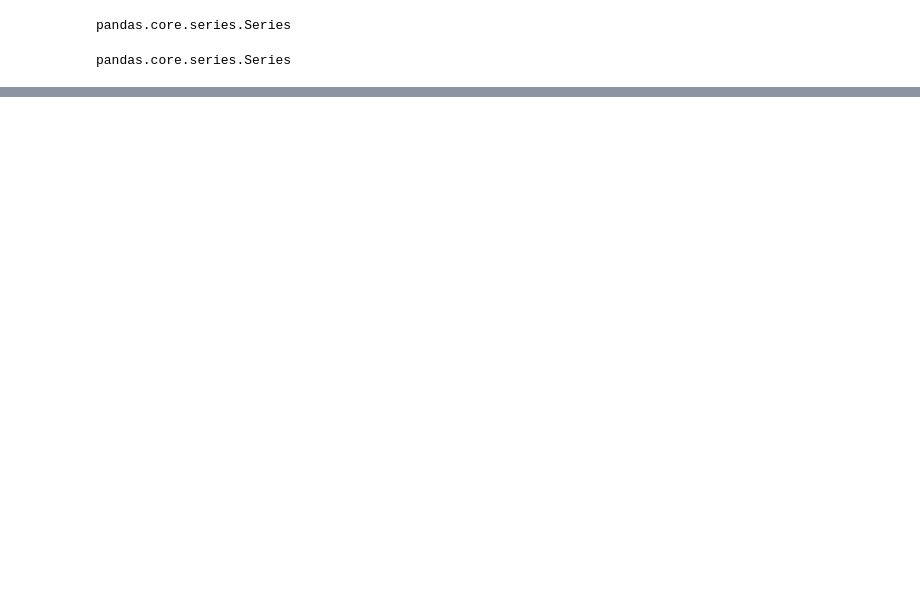
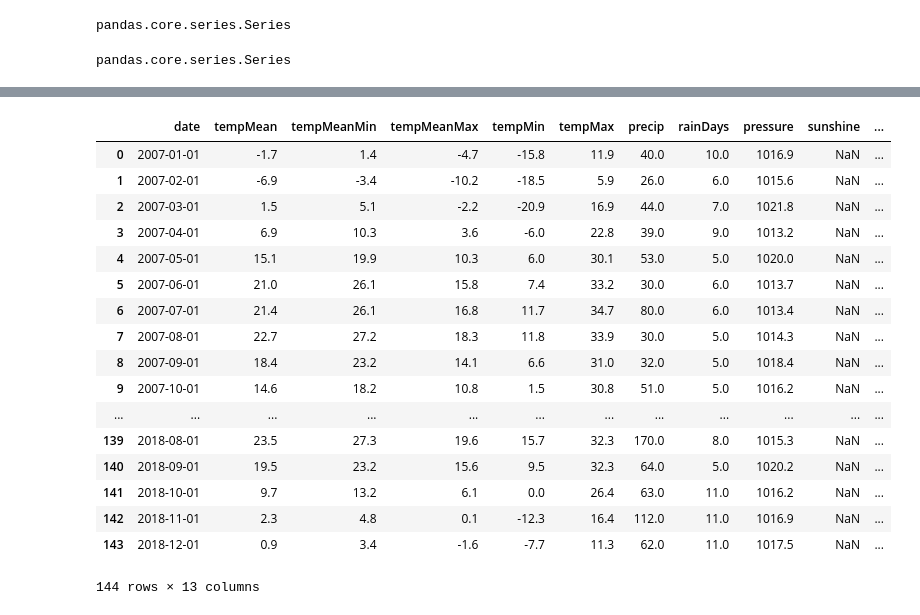
Before and after one commit to jnnhuynh-web/Project-1, a Jupyter notebook: Meteostat/Meteostat Data Grab.ipynb, the cells around one changed output, grey strips where cells are left out. Cells and saved outputs as stored; diff of their text form; code cells hidden in the pictures; blank space fills up the shorter version.

```diff
--- a/Meteostat/Meteostat Data Grab.ipynb
+++ b/Meteostat/Meteostat Data Grab.ipynb
@@ -163,0 +190,21 @@ y_axis_tempMax = df['tempMax']
+# %%
+df
+# %% [output]
+|  | date | tempMean | tempMeanMin | tempMeanMax | tempMin | tempMax | precip | rainDays | pressure | sunshine | ... |
+| 0 | 2007-01-01 | -1.7 | 1.4 | -4.7 | -15.8 | 11.9 | 40.0 | 10.0 | 1016.9 | NaN | ... |
+| 1 | 2007-02-01 | -6.9 | -3.4 | -10.2 | -18.5 | 5.9 | 26.0 | 6.0 | 1015.6 | NaN | ... |
+| 2 | 2007-03-01 | 1.5 | 5.1 | -2.2 | -20.9 | 16.9 | 44.0 | 7.0 | 1021.8 | NaN | ... |
+| 3 | 2007-04-01 | 6.9 | 10.3 | 3.6 | -6.0 | 22.8 | 39.0 | 9.0 | 1013.2 | NaN | ... |
+| 4 | 2007-05-01 | 15.1 | 19.9 | 10.3 | 6.0 | 30.1 | 53.0 | 5.0 | 1020.0 | NaN | ... |
+| 5 | 2007-06-01 | 21.0 | 26.1 | 15.8 | 7.4 | 33.2 | 30.0 | 6.0 | 1013.7 | NaN | ... |
+| 6 | 2007-07-01 | 21.4 | 26.1 | 16.8 | 11.7 | 34.7 | 80.0 | 6.0 | 1013.4 | NaN | ... |
+| 7 | 2007-08-01 | 22.7 | 27.2 | 18.3 | 11.8 | 33.9 | 30.0 | 5.0 | 1014.3 | NaN | ... |
+| 8 | 2007-09-01 | 18.4 | 23.2 | 14.1 | 6.6 | 31.0 | 32.0 | 5.0 | 1018.4 | NaN | ... |
+| 9 | 2007-10-01 | 14.6 | 18.2 | 10.8 | 1.5 | 30.8 | 51.0 | 5.0 | 1016.2 | NaN | ... |
+| ... | ... | ... | ... | ... | ... | ... | ... | ... | ... | ... | ... |
+| 139 | 2018-08-01 | 23.5 | 27.3 | 19.6 | 15.7 | 32.3 | 170.0 | 8.0 | 1015.3 | NaN | ... |
+| 140 | 2018-09-01 | 19.5 | 23.2 | 15.6 | 9.5 | 32.3 | 64.0 | 5.0 | 1020.2 | NaN | ... |
+| 141 | 2018-10-01 | 9.7 | 13.2 | 6.1 | 0.0 | 26.4 | 63.0 | 11.0 | 1016.2 | NaN | ... |
+| 142 | 2018-11-01 | 2.3 | 4.8 | 0.1 | -12.3 | 16.4 | 112.0 | 11.0 | 1016.9 | NaN | ... |
+| 143 | 2018-12-01 | 0.9 | 3.4 | -1.6 | -7.7 | 11.3 | 62.0 | 11.0 | 1017.5 | NaN | ... |
+144 rows × 13 columns
```
Also changed, not shown: parts of 13 cells of this notebook, 1 other file.
